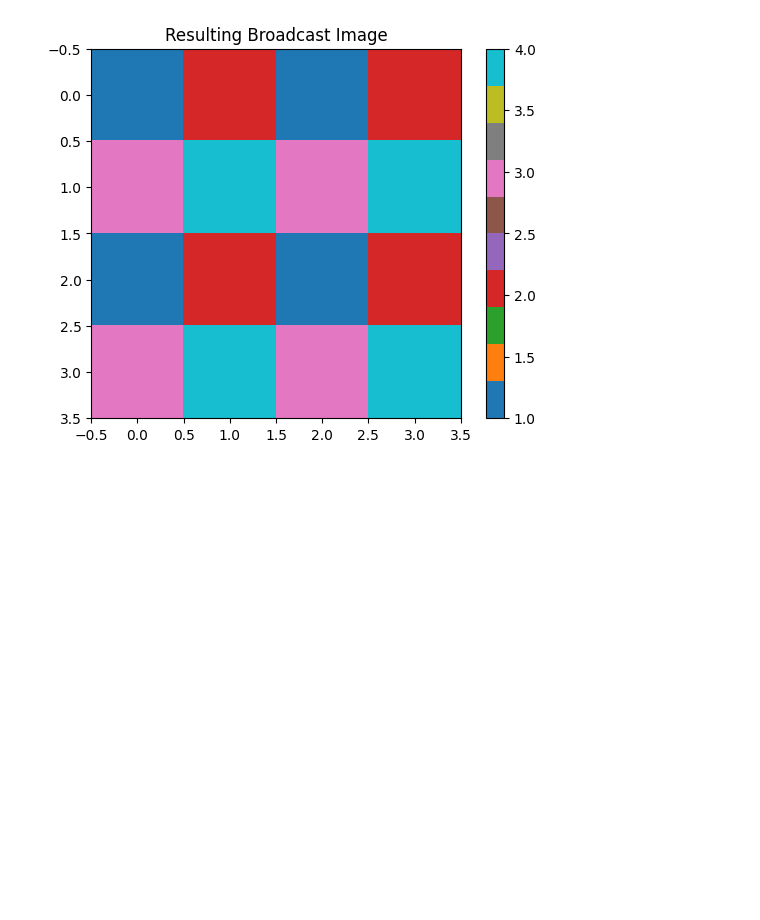
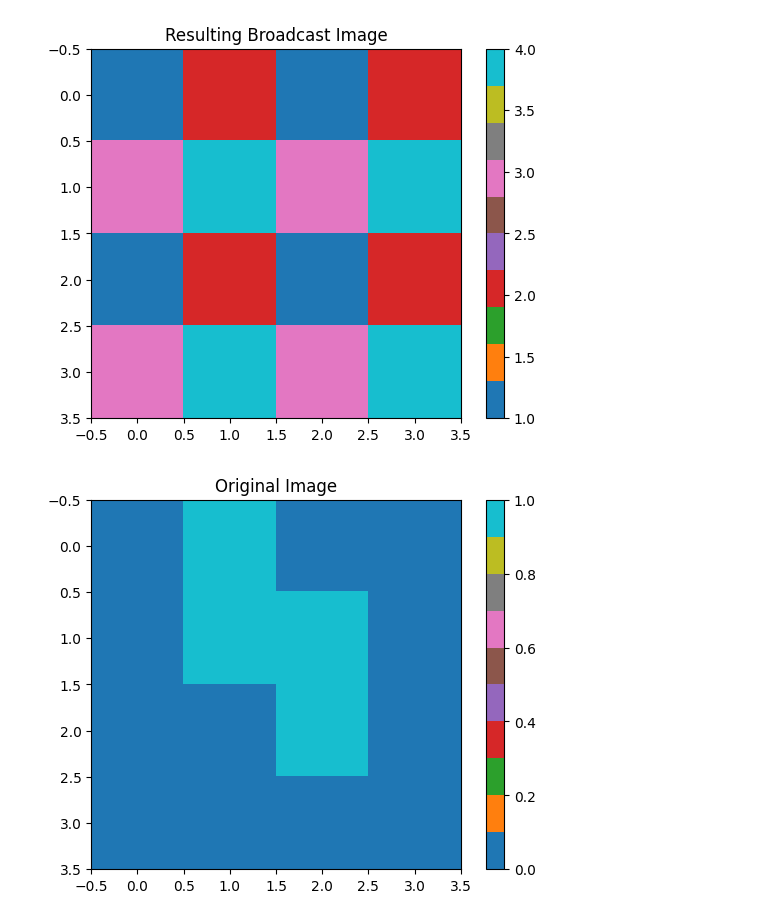
Before and after one commit to saisurbehera/arclang, a Jupyter notebook: random/testing.ipynb, the cells around one changed output. Cells and saved outputs as stored; diff of their text form; code cells hidden in the pictures; blank space fills up the shorter version.

```diff
--- a/random/testing.ipynb
+++ b/random/testing.ipynb
@@ -1045,3 +1088,90 @@ visualize_image(result, "Resulting Broadcast Image")
 [figure]
 [figure]
 [figure]
+# %%
+import matplotlib.pyplot as plt
+import numpy as np
+from collections import namedtuple
+
+Point = namedtuple('Point', ['x', 'y'])
+
+class Image:
+    def __init__(self, x=0, y=0, w=0, h=0, mask=None):
+        self.x = x
+        self.y = y
+        self.w = w
+        self.h = h
+        if mask is None:
+            self.mask = np.zeros((h, w), dtype=np.int8)
+        else:
+            self.mask = np.array(mask, dtype=np.int8).reshape(h, w)
+
+    def __getitem__(self, idx):
+        i, j = idx
+        return self.mask[i, j]
+
+    def __setitem__(self, idx, value):
+        i, j = idx
+        self.mask[i, j] = value
+
+    @staticmethod
+    def full(p: Point, sz: Point, filling: int = 1) -> 'Image':
+        img = Image(p.x, p.y, sz.x, sz.y)
+        img.mask.fill(filling)
+        return img
+
+    @staticmethod
+    def empty(x: int, y: int, w: int, h: int) -> 'Image':
+        return Image(x, y, w, h, np.zeros((h, w), dtype=np.int8))
+
+    def copy(self) -> 'Image':
+        return Image(self.x, self.y, self.w, self.h, self.mask.copy())
+
+    def col_mask(self) -> int:
+        mask = 0
+        for i in range(self.h):
+            for j in range(self.w):
+                mask |= 1 << self[i, j]
+        return mask
+
+    def majority_col(self) -> int:
+        counts = np.bincount(self.mask.flatten(), minlength=10)
+        return np.argmax(counts)
+
+def compress(img: Image, bg: Image = None) -> Image:
+    if bg is None:
+        bg = Image.full(Point(0, 0), Point(1, 1), 0)  # Use a full image with 0 as background
+
+    bg_mask = bg.col_mask()
+
+    xmi, xma, ymi, yma = img.w, -1, img.h, -1
+    for i in range(img.h):
+        for j in range(img.w):
+            if not (bg_mask & (1 << img[i, j])) and img[i, j] != 0:
+                xmi, xma = min(xmi, j), max(xma, j)
+                ymi, yma = min(ymi, i), max(yma, i)
+
+    if xmi > xma or ymi > yma:
+        return Image(0, 0, 0, 0)
+
+    ret = Image(img.x + xmi, img.y + ymi, xma - xmi + 1, yma - ymi + 1)
+    for i in range(ymi, yma + 1):
+        for j in range(xmi, xma + 1):
+            ret[i - ymi, j - xmi] = img[i, j]
+    return ret
+
+def visualize_image(image: Image, title: str):
+    plt.imshow(image.mask, cmap='tab10')
+    plt.colorbar()
+    plt.title(title)
+    plt.show()
+
+# Example usage and visualization
+img = Image(1, 1, 4, 4, [[0, 1, 0, 0], [0, 1, 1, 0], [0, 0, 1, 0], [0, 0, 0, 0]])
+compressed = compress(img)
+
+# Visualize the images
+visualize_image(img, "Original Image")
+visualize_image(compressed, "Compressed Image")
+# %% [output]
+[figure, added]
```
Also changed, not shown: parts of 44 cells of this notebook, 5 other files.
